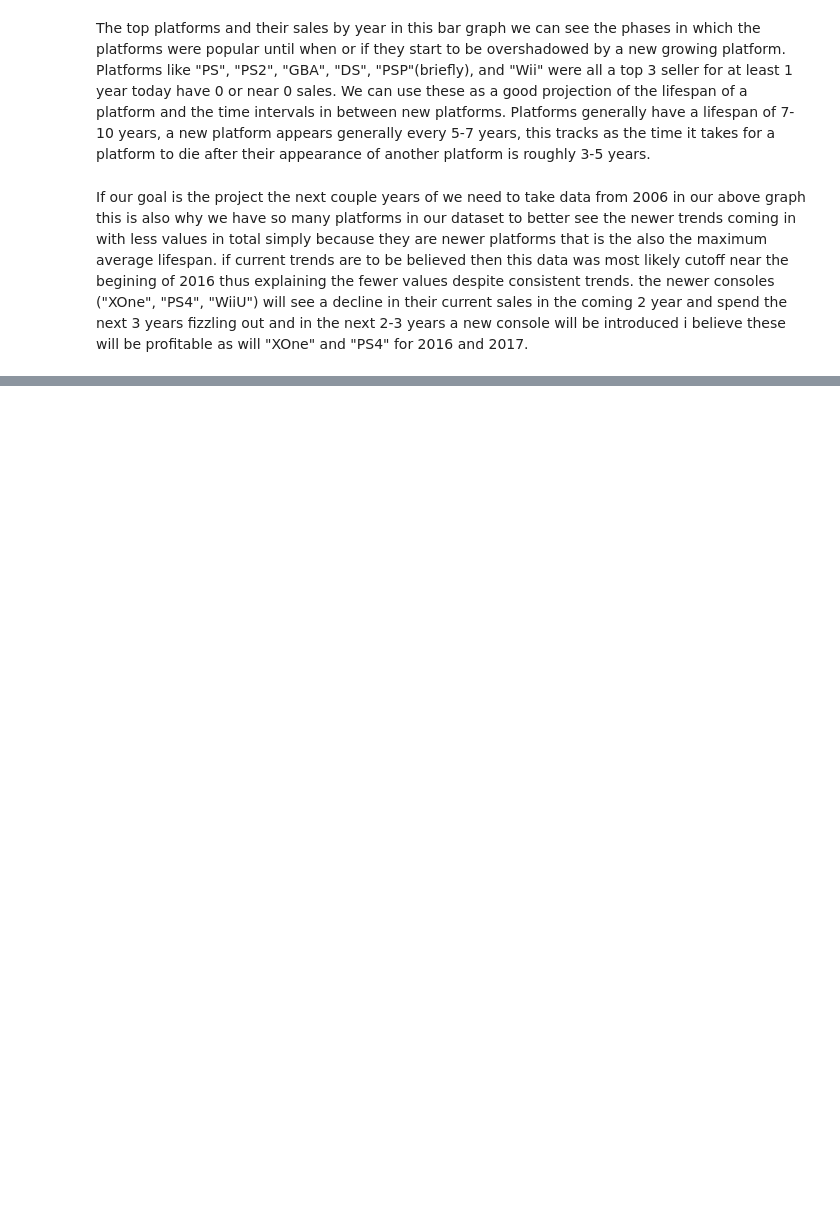
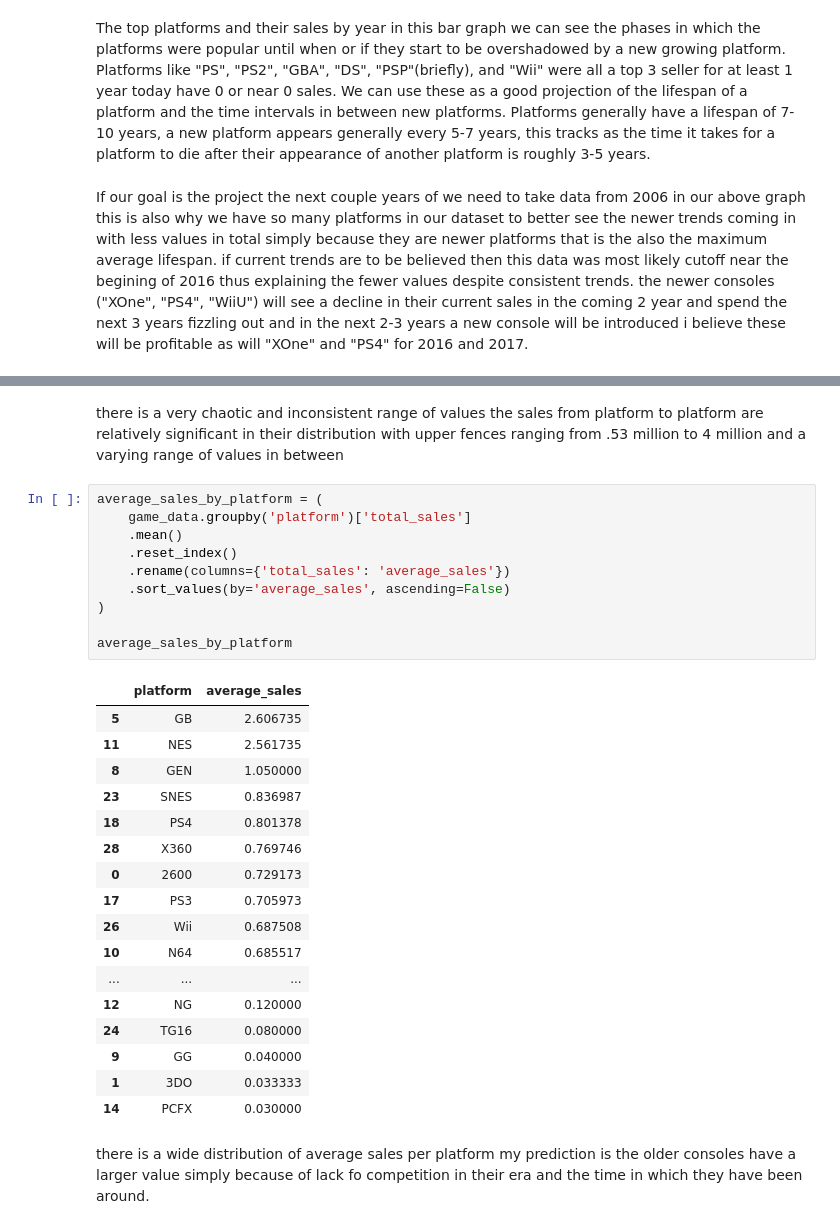
Before and after one commit to AnthonySDDS/Game-Data-Project, a Jupyter notebook: Notebook/EDA.ipynb, the cells around one changed output, grey strips where cells are left out. Cells and saved outputs as stored; diff of their text form; blank space fills up the shorter version.

```diff
--- a/Notebook/EDA.ipynb
+++ b/Notebook/EDA.ipynb
@@ -404,0 +409,32 @@ So we know that 2017 is the 5th year after its
+# %% [markdown]
+there is a very chaotic and inconsistent range of values the sales from platform to platform are relatively significant in their distribution with upper fences ranging from .53 million to 4 million and a varying range of values in between
+# %%
+average_sales_by_platform = (
+    game_data.groupby('platform')['total_sales']
+    .mean()
+    .reset_index()
+    .rename(columns={'total_sales': 'average_sales'})
+    .sort_values(by='average_sales', ascending=False)
+)
+
+average_sales_by_platform
+# %% [output]
+|  | platform | average_sales |
+| 5 | GB | 2.606735 |
+| 11 | NES | 2.561735 |
+| 8 | GEN | 1.050000 |
+| 23 | SNES | 0.836987 |
+| 18 | PS4 | 0.801378 |
+| 28 | X360 | 0.769746 |
+| 0 | 2600 | 0.729173 |
+| 17 | PS3 | 0.705973 |
+| 26 | Wii | 0.687508 |
+| 10 | N64 | 0.685517 |
+| ... | ... | ... |
+| 12 | NG | 0.120000 |
+| 24 | TG16 | 0.080000 |
+| 9 | GG | 0.040000 |
+| 1 | 3DO | 0.033333 |
+| 14 | PCFX | 0.030000 |
+# %% [markdown]
+there is a wide distribution of average sales per platform my prediction is the older consoles have a larger value simply because of lack fo competition in their era and the time in which they have been around.
```
Also changed, not shown: parts of 6 cells of this notebook.
